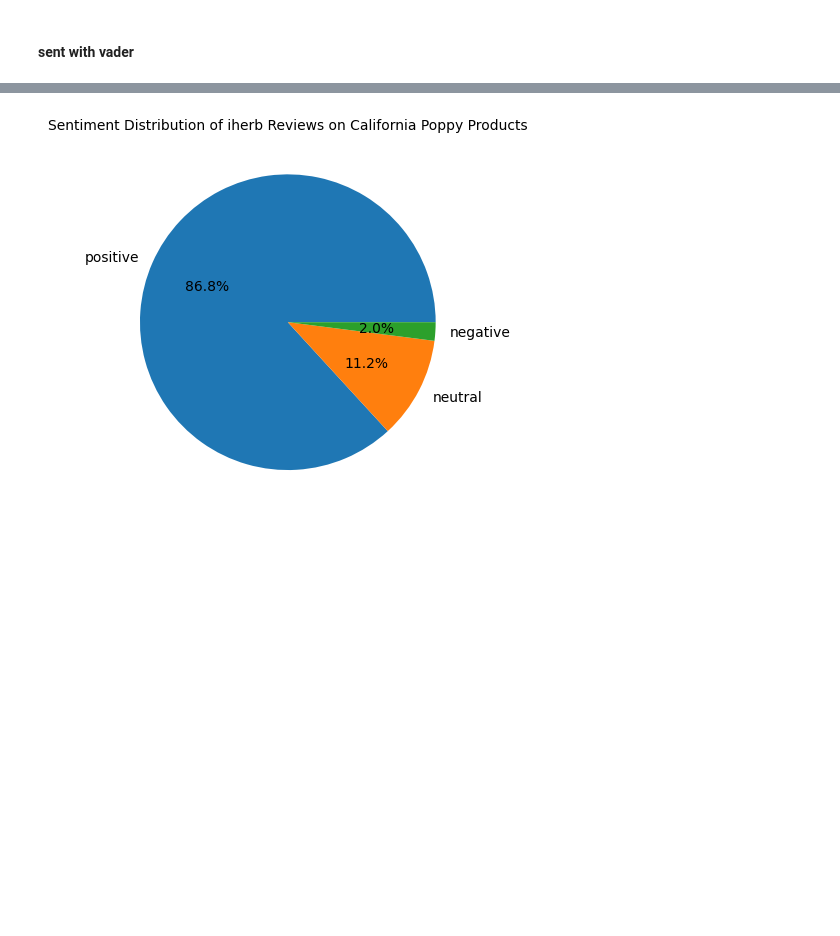
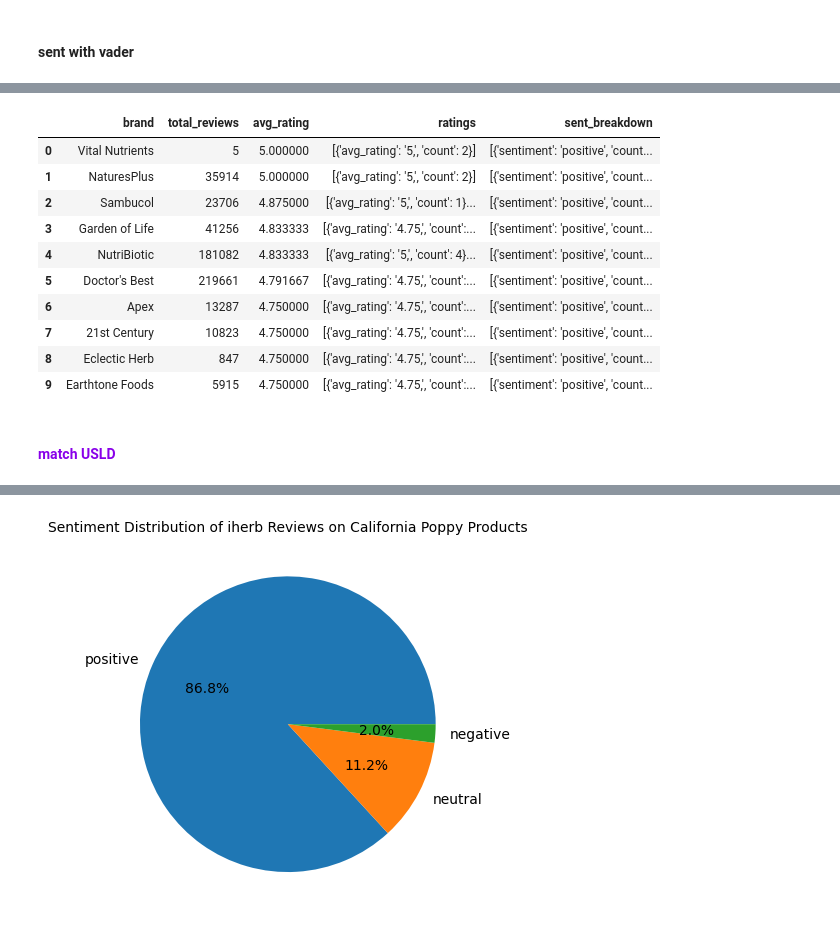
Before and after one commit to TLI2958/scrapfly-scrapers, a Jupyter notebook: etsy-scraper/results/read_res.ipynb, the cells around one changed output, grey strips where cells are left out. Drawn from its saved outputs; the diff is of its cells as text; code cells hidden in the pictures; blank space fills up the shorter version.

```diff
--- a/etsy-scraper/results/read_res.ipynb
+++ b/etsy-scraper/results/read_res.ipynb
@@ -1120,7 +1127,7 @@ file.to_csv('~/scrapfly-scrapers-large-file/iherb_reviews_w_sentiment.csv', mode
 file.to_excel('iherb_reviews_w_sentiment.xlsx', index = False)
 # %%
 file = pd.read_excel('iherb_reviews_w_sentiment.xlsx')
-
-file = file.drop_duplicates(subset = ['name', 'title','text']).reset_index(drop = True)
+file.head()
+# file = file.drop_duplicates(subset = ['name', 'title','text']).reset_index(drop = True)
 # file.to_csv('iherb_reviews_w_sentiment.csv', index = False)
-file.to_excel('iherb_reviews_w_sentiment.xlsx', index = False)
+# file.to_excel('iherb_reviews_w_sentiment.xlsx', index = False)
@@ -1127,5 +1142,5 @@ file.to_excel('iherb_reviews_w_sentiment.xlsx', index = False)
 # %%
-temp = file.groupby('name').agg({'total_reviews':'first', 'avg_rating':'first'}).reset_index()
-temp['name'] = temp.name.apply(lambda x: x.split(',')[0])
+temp = file.groupby('name').agg({'brand':'first','total_reviews':'first', 'avg_rating':'first'}).reset_index()
 temp['avg_rating'] = temp.avg_rating.apply(lambda x: float(x.rstrip(',')))
-temp = temp.groupby('name').agg({'total_reviews':'sum', 'avg_rating':'mean'}).sort_values('avg_rating', ascending = False).head(10).reset_index()
+temp = temp.groupby('brand').agg({'total_reviews':'sum', 'avg_rating':'mean'}).sort_values('avg_rating', ascending = False).head(10).reset_index()
+temp
@@ -1132,13 +1159,25 @@ temp = temp.groupby('name').agg({'total_reviews':'sum', 'avg_rating':'mean'}).so
 # %%
-file.brand =file.name.apply(lambda x: x.split(',')[0])
-
 ratings = []
 sent = []
-for b in temp.name:
+for b in temp.brand:
     ct = file[file.brand == b].groupby('name').agg({'avg_rating': 'first'}).reset_index()['avg_rating'].value_counts().reset_index()
     ratings.append(ct.to_dict('records'))
     s = file[file.brand == b].sentiment.value_counts()/file[file.brand == b].shape[0]
     sent.append(s.reset_index().to_dict('records'))
 
 temp['ratings'] = ratings
 temp['sent_breakdown'] = sent
+
+temp
+# %% [output]
+|  | brand | total_reviews | avg_rating | ratings | sent_breakdown |
+| 0 | Vital Nutrients | 5 | 5.000000 | [{'avg_rating': '5,', 'count': 2}] | [{'sentiment': 'positive', 'count... |
+| 1 | NaturesPlus | 35914 | 5.000000 | [{'avg_rating': '5,', 'count': 2}] | [{'sentiment': 'positive', 'count... |
+| 2 | Sambucol | 23706 | 4.875000 | [{'avg_rating': '5,', 'count': 1}... | [{'sentiment': 'positive', 'count... |
+| 3 | Garden of Life | 41256 | 4.833333 | [{'avg_rating': '4.75,', 'count':... | [{'sentiment': 'positive', 'count... |
+| 4 | NutriBiotic | 181082 | 4.833333 | [{'avg_rating': '5,', 'count': 4}... | [{'sentiment': 'positive', 'count... |
+| 5 | Doctor's Best | 219661 | 4.791667 | [{'avg_rating': '4.75,', 'count':... | [{'sentiment': 'positive', 'count... |
+| 6 | Apex | 13287 | 4.750000 | [{'avg_rating': '4.75,', 'count':... | [{'sentiment': 'positive', 'count... |
+| 7 | 21st Century | 10823 | 4.750000 | [{'avg_rating': '4.75,', 'count':... | [{'sentiment': 'positive', 'count... |
+| 8 | Eclectic Herb | 847 | 4.750000 | [{'avg_rating': '4.75,', 'count':... | [{'sentiment': 'positive', 'count... |
+| 9 | Earthtone Foods | 5915 | 4.750000 | [{'avg_rating': '4.75,', 'count':... | [{'sentiment': 'positive', 'count... |
@@ -1146,0 +1184,2 @@ file[file.brand == 'Apex'].url
+# %% [markdown]
+#### <font color = '#8900e9'> **match USLD** </font>
```
Also changed, not shown: parts of 12 cells of this notebook.
